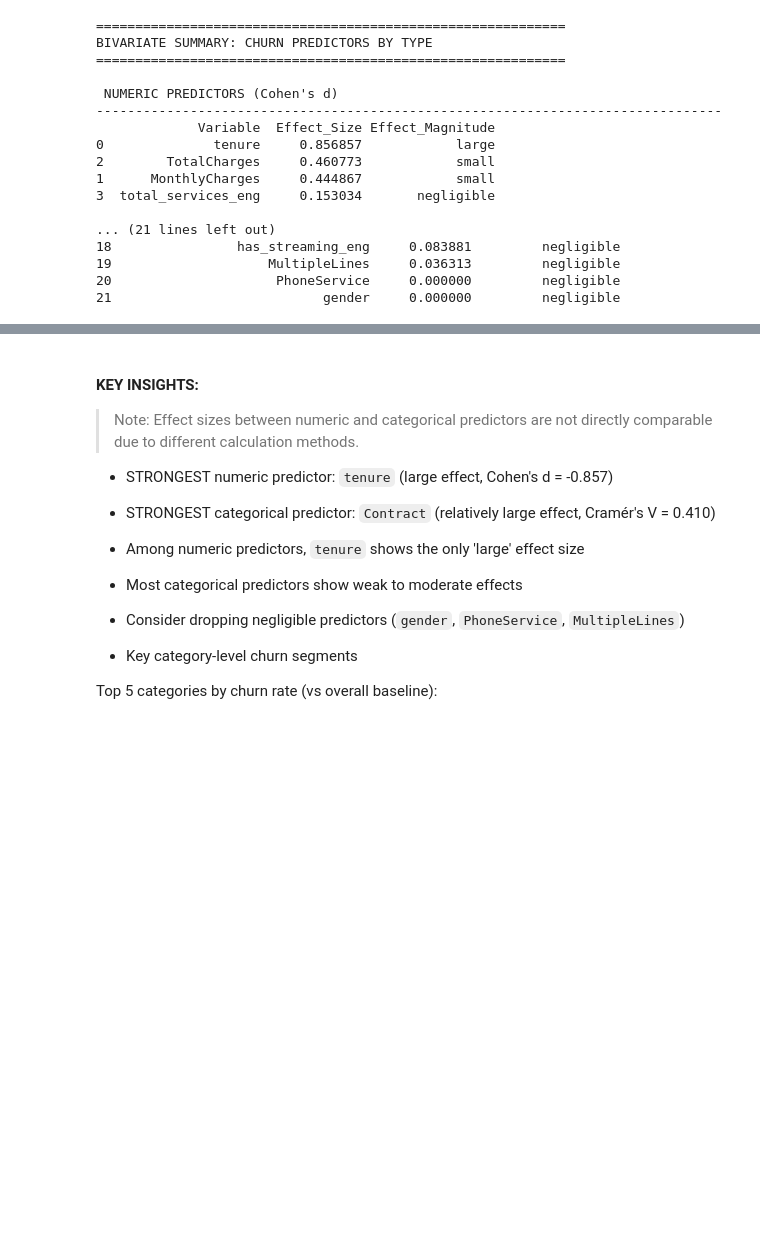
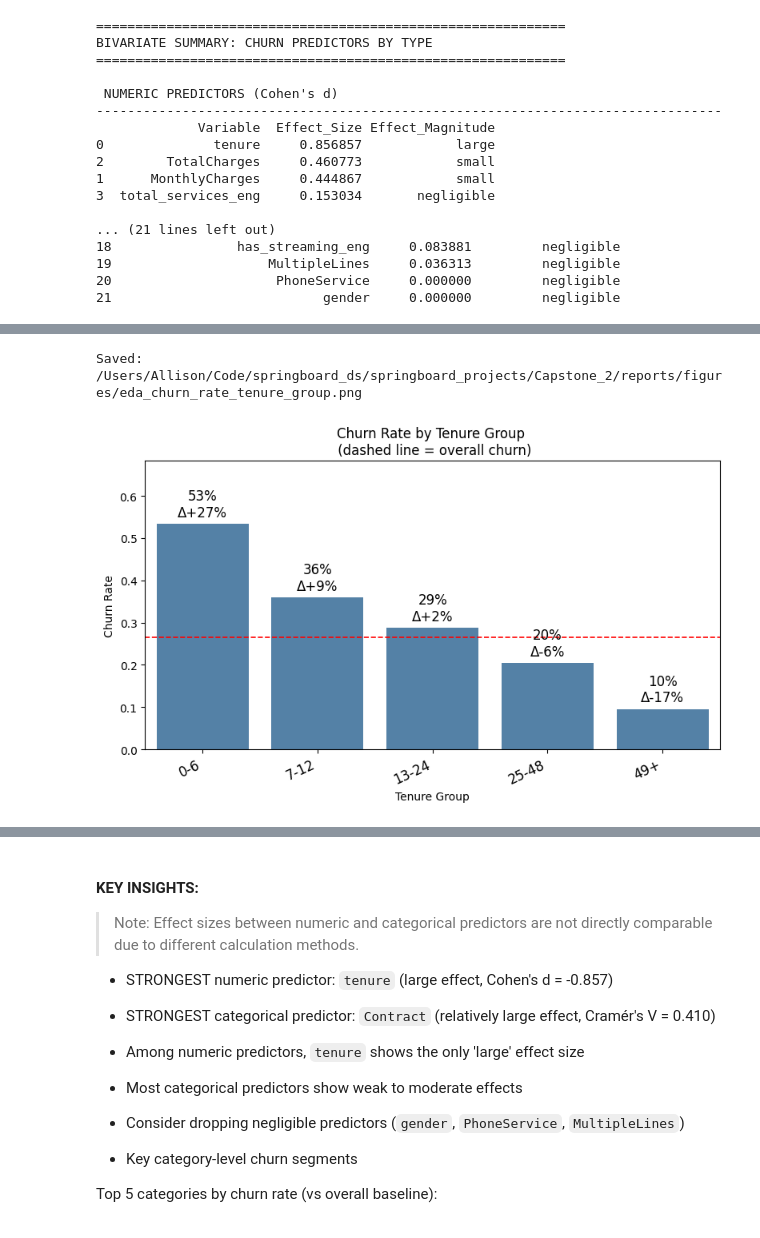
Before and after one commit to amschiltz/springboard_projects, a Jupyter notebook: Capstone_2/notebooks/02_telco_churn_eda_ams.ipynb, the cells around one changed output, grey strips where cells are left out. Cells and saved outputs as stored; diff of their text form; code cells hidden in the pictures; blank space fills up the shorter version.

```diff
--- a/Capstone_2/notebooks/02_telco_churn_eda_ams.ipynb
+++ b/Capstone_2/notebooks/02_telco_churn_eda_ams.ipynb
@@ -580,0 +611,31 @@ Saved: /Users/Allison/Code/springboard_ds/springboard_projects/Capstone_2/report
+# %%
+# Plot churn rate by tenure_group_eng only
+
+# Calculate churn rate by tenure group
+out = telco_clean[['tenure_group_eng', 'Churn']].dropna()
+churn_rates = out.groupby('tenure_group_eng', observed=True)['Churn'].apply(lambda s: (s == 'Yes').mean())
+counts = out['tenure_group_eng'].value_counts().reindex(churn_rates.index)
+overall_churn_rate = telco_clean['Churn'].value_counts(normalize=True)['Yes']
+
+plt.figure(figsize=(8, 5))
+sns.barplot(x=churn_rates.index.astype(str), y=churn_rates.values, color='steelblue')
+plt.axhline(overall_churn_rate, color='red', linestyle='--', lw=1.2)
+plt.title('Churn Rate by Tenure Group \n (dashed line = overall churn)')
+plt.ylabel('Churn Rate')
+plt.xlabel('Tenure Group')
+plt.ylim(0, min(1.0, churn_rates.max() + 0.15))
+plt.xticks(rotation=25, ha='right', fontsize=12)
+
+# Annotate bars with churn rate and lift
+for i, (cat, rate) in enumerate(churn_rates.items()):
+    lift = rate - overall_churn_rate
+    plt.text(i, rate + 0.01, f"{rate:.0%}\nΔ{lift:+.0%}", ha='center', va='bottom', fontsize=12)
+
+plt.tight_layout()
+
+savefig('eda_churn_rate_tenure_group.png')
+
+plt.show()
+# %% [output]
+Saved: /Users/Allison/Code/springboard_ds/springboard_projects/Capstone_2/reports/figures/eda_churn_rate_tenure_group.png
+[figure, added]
```
Also changed, not shown: parts of 6 cells of this notebook, 7 other files.
